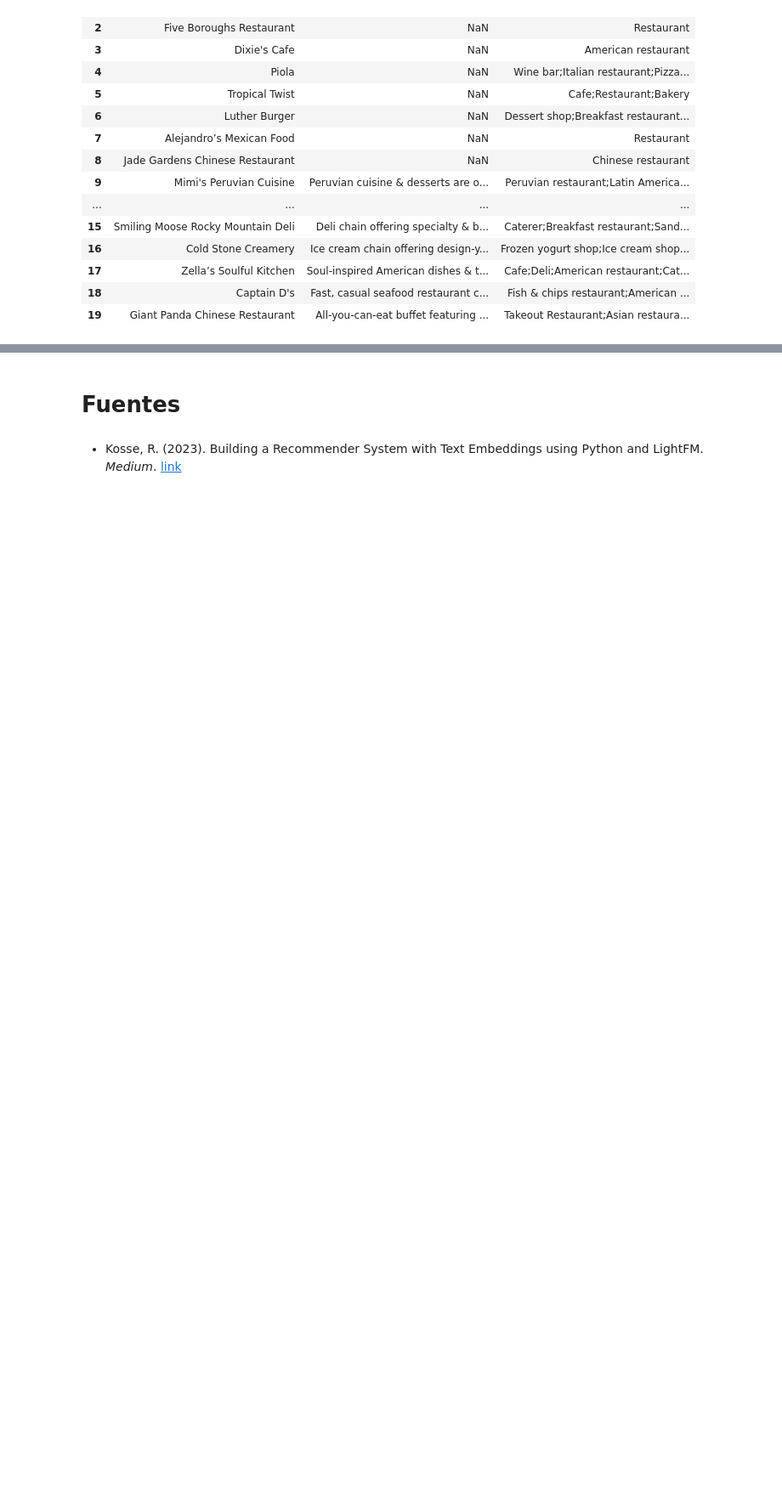
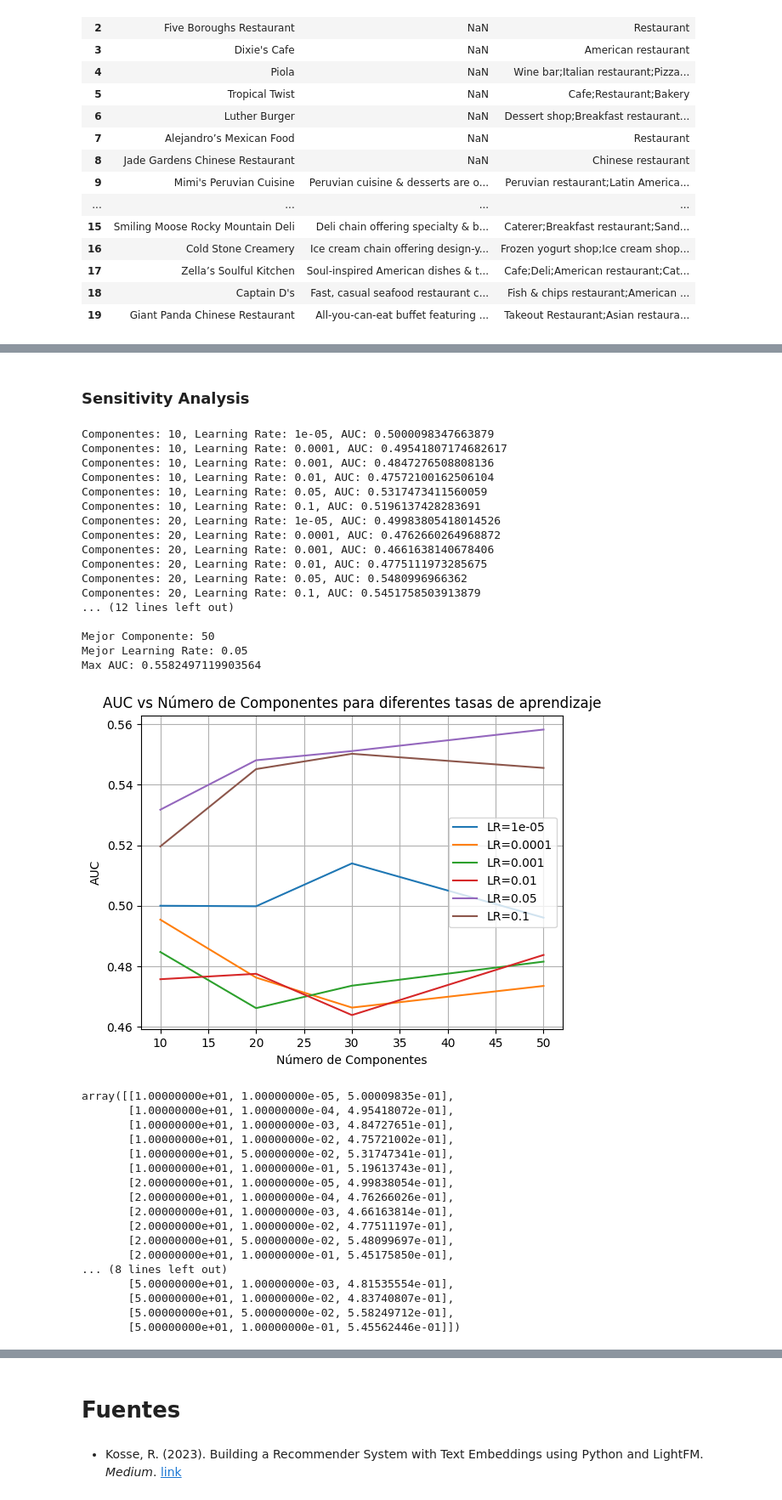
Before and after one commit to pedrozavalat/iic3633-proyecto, a Jupyter notebook: iic3633_lightFM.ipynb, the cells around one changed output, grey strips where cells are left out. Shown at 85% size. Cells and saved outputs as stored; diff of their text form; code cells hidden in the pictures; blank space fills up the shorter version.

```diff
--- a/iic3633_lightFM.ipynb
+++ b/iic3633_lightFM.ipynb
@@ -904,0 +981,40 @@ show_recommendations(user=random_user, reclist=random_user_rec20)
+# %% [markdown]
+### Sensitivity Analysis
+# %%
+fm_eval_n_comp()
+# %% [output]
+Componentes: 10, Learning Rate: 1e-05, AUC: 0.5000098347663879
+Componentes: 10, Learning Rate: 0.0001, AUC: 0.49541807174682617
+Componentes: 10, Learning Rate: 0.001, AUC: 0.4847276508808136
+Componentes: 10, Learning Rate: 0.01, AUC: 0.47572100162506104
+Componentes: 10, Learning Rate: 0.05, AUC: 0.5317473411560059
+Componentes: 10, Learning Rate: 0.1, AUC: 0.5196137428283691
+Componentes: 20, Learning Rate: 1e-05, AUC: 0.49983805418014526
+Componentes: 20, Learning Rate: 0.0001, AUC: 0.4762660264968872
+Componentes: 20, Learning Rate: 0.001, AUC: 0.4661638140678406
+Componentes: 20, Learning Rate: 0.01, AUC: 0.4775111973285675
+Componentes: 20, Learning Rate: 0.05, AUC: 0.5480996966362
+Componentes: 20, Learning Rate: 0.1, AUC: 0.5451758503913879
+... (12 lines left out)
+
+Mejor Componente: 50
+Mejor Learning Rate: 0.05
+Max AUC: 0.5582497119903564
+[figure, added]
+array([[1.00000000e+01, 1.00000000e-05, 5.00009835e-01],
+       [1.00000000e+01, 1.00000000e-04, 4.95418072e-01],
+       [1.00000000e+01, 1.00000000e-03, 4.84727651e-01],
+       [1.00000000e+01, 1.00000000e-02, 4.75721002e-01],
+       [1.00000000e+01, 5.00000000e-02, 5.31747341e-01],
+       [1.00000000e+01, 1.00000000e-01, 5.19613743e-01],
+       [2.00000000e+01, 1.00000000e-05, 4.99838054e-01],
+       [2.00000000e+01, 1.00000000e-04, 4.76266026e-01],
+       [2.00000000e+01, 1.00000000e-03, 4.66163814e-01],
+       [2.00000000e+01, 1.00000000e-02, 4.77511197e-01],
+       [2.00000000e+01, 5.00000000e-02, 5.48099697e-01],
+       [2.00000000e+01, 1.00000000e-01, 5.45175850e-01],
+... (8 lines left out)
+       [5.00000000e+01, 1.00000000e-03, 4.81535554e-01],
+       [5.00000000e+01, 1.00000000e-02, 4.83740807e-01],
+       [5.00000000e+01, 5.00000000e-02, 5.58249712e-01],
+       [5.00000000e+01, 1.00000000e-01, 5.45562446e-01]])
```
Also changed, not shown: parts of 26 cells of this notebook.
